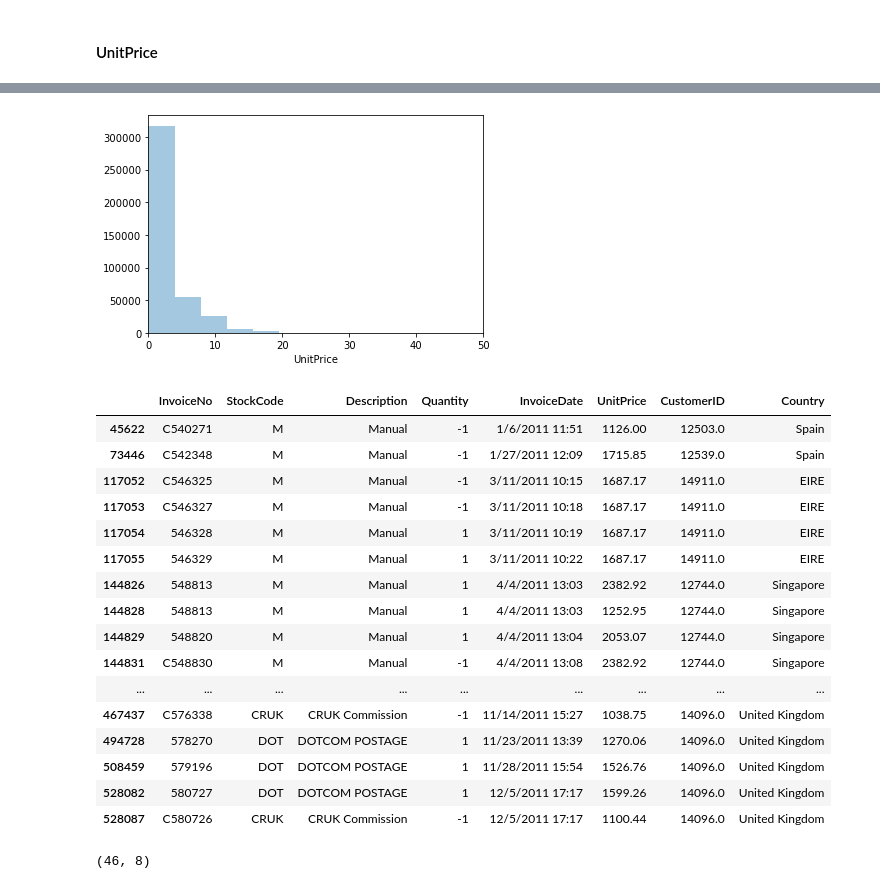
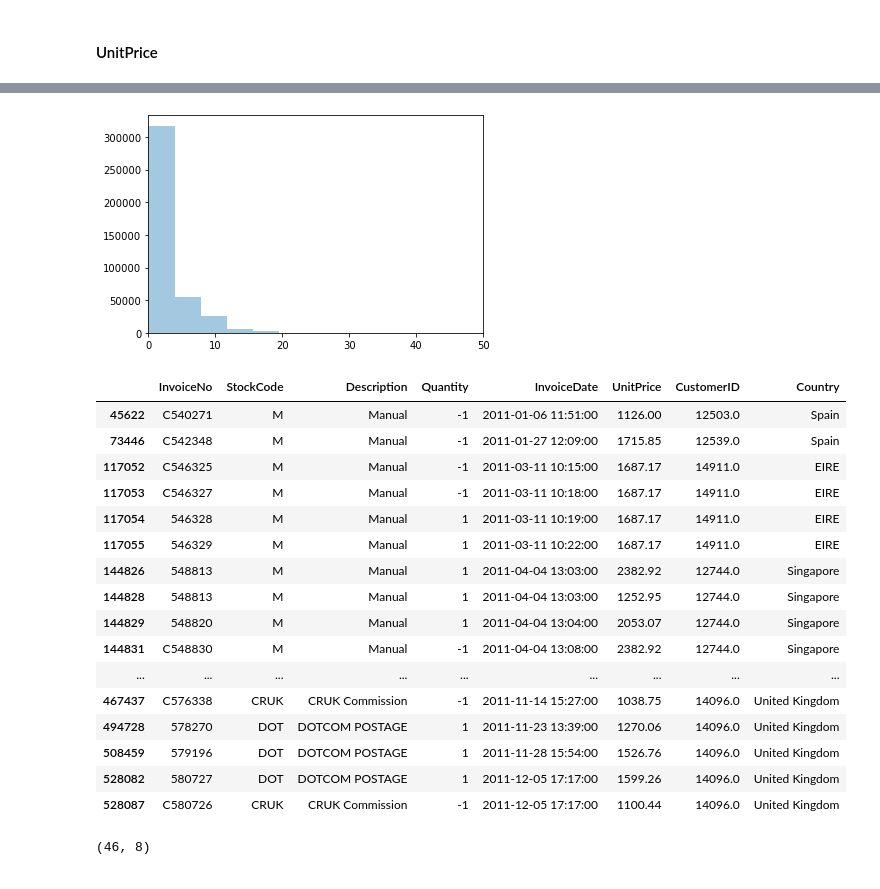
Before and after one commit to MattersOfData/CRM-Analysis, a Jupyter notebook: DAY1_Customer Segmentation.ipynb, the cells around one changed output, grey strips where cells are left out. Cells and saved outputs as stored; diff of their text form; code cells hidden in the pictures.

```diff
--- a/DAY1_Customer Segmentation.ipynb
+++ b/DAY1_Customer Segmentation.ipynb
@@ -75,5 +89,5 @@ memory usage: 33.1+ MB
 # %%
 # 문자열 변수를 datetime 으로 변환 (후반부에서...)
 # 특히, 날짜는 바꿔주는게 좋음
-# df_org['InvoiceDate'] = pd.DatetimeIndex(df_org['InvoiceDate'])
-# df_org.info()
+df_org['InvoiceDate'] = pd.DatetimeIndex(df_org['InvoiceDate'])
+df_org.info()
@@ -264,30 +302,30 @@ plt.xlim(-10,100)
 # %%
-sns.distplot(df_na_treat['UnitPrice'], hist = True, kde = False, rug = False, bins =10000)
+sns.distplot(x = df_na_treat['UnitPrice'], hist = True, kde = False, rug = False, bins =10000)
 plt.xlim(0,50)
 plt.show()
 # %% [output]
-[figure, old version]
+[figure, new version]
 # %%
 #  어떤 데이터인지 case 확인
 df_na_treat[df_na_treat.UnitPrice >= 1000]
 # %% [output]
 |  | InvoiceNo | StockCode | Description | Quantity | InvoiceDate | UnitPrice | CustomerID | Country |
-| 45622 | C540271 | M | Manual | -1 | 1/6/2011 11:51 | 1126.00 | 12503.0 | Spain |
-| 73446 | C542348 | M | Manual | -1 | 1/27/2011 12:09 | 1715.85 | 12539.0 | Spain |
-| 117052 | C546325 | M | Manual | -1 | 3/11/2011 10:15 | 1687.17 | 14911.0 | EIRE |
-| 117053 | C546327 | M | Manual | -1 | 3/11/2011 10:18 | 1687.17 | 14911.0 | EIRE |
-| 117054 | 546328 | M | Manual | 1 | 3/11/2011 10:19 | 1687.17 | 14911.0 | EIRE |
-| 117055 | 546329 | M | Manual | 1 | 3/11/2011 10:22 | 1687.17 | 14911.0 | EIRE |
-| 144826 | 548813 | M | Manual | 1 | 4/4/2011 13:03 | 2382.92 | 12744.0 | Singapore |
-| 144828 | 548813 | M | Manual | 1 | 4/4/2011 13:03 | 1252.95 | 12744.0 | Singapore |
-| 144829 | 548820 | M | Manual | 1 | 4/4/2011 13:04 | 2053.07 | 12744.0 | Singapore |
-| 144831 | C548830 | M | Manual | -1 | 4/4/2011 13:08 | 2382.92 | 12744.0 | Singapore |
+| 45622 | C540271 | M | Manual | -1 | 2011-01-06 11:51:00 | 1126.00 | 12503.0 | Spain |
+| 73446 | C542348 | M | Manual | -1 | 2011-01-27 12:09:00 | 1715.85 | 12539.0 | Spain |
+| 117052 | C546325 | M | Manual | -1 | 2011-03-11 10:15:00 | 1687.17 | 14911.0 | EIRE |
+| 117053 | C546327 | M | Manual | -1 | 2011-03-11 10:18:00 | 1687.17 | 14911.0 | EIRE |
+| 117054 | 546328 | M | Manual | 1 | 2011-03-11 10:19:00 | 1687.17 | 14911.0 | EIRE |
+| 117055 | 546329 | M | Manual | 1 | 2011-03-11 10:22:00 | 1687.17 | 14911.0 | EIRE |
+| 144826 | 548813 | M | Manual | 1 | 2011-04-04 13:03:00 | 2382.92 | 12744.0 | Singapore |
+| 144828 | 548813 | M | Manual | 1 | 2011-04-04 13:03:00 | 1252.95 | 12744.0 | Singapore |
+| 144829 | 548820 | M | Manual | 1 | 2011-04-04 13:04:00 | 2053.07 | 12744.0 | Singapore |
+| 144831 | C548830 | M | Manual | -1 | 2011-04-04 13:08:00 | 2382.92 | 12744.0 | Singapore |
 | ... | ... | ... | ... | ... | ... | ... | ... | ... |
-| 467437 | C576338 | CRUK | CRUK Commission | -1 | 11/14/2011 15:27 | 1038.75 | 14096.0 | United Kingdom |
-| 494728 | 578270 | DOT | DOTCOM POSTAGE | 1 | 11/23/2011 13:39 | 1270.06 | 14096.0 | United Kingdom |
-| 508459 | 579196 | DOT | DOTCOM POSTAGE | 1 | 11/28/2011 15:54 | 1526.76 | 14096.0 | United Kingdom |
-| 528082 | 580727 | DOT | DOTCOM POSTAGE | 1 | 12/5/2011 17:17 | 1599.26 | 14096.0 | United Kingdom |
-| 528087 | C580726 | CRUK | CRUK Commission | -1 | 12/5/2011 17:17 | 1100.44 | 14096.0 | United Kingdom |
+| 467437 | C576338 | CRUK | CRUK Commission | -1 | 2011-11-14 15:27:00 | 1038.75 | 14096.0 | United Kingdom |
+| 494728 | 578270 | DOT | DOTCOM POSTAGE | 1 | 2011-11-23 13:39:00 | 1270.06 | 14096.0 | United Kingdom |
+| 508459 | 579196 | DOT | DOTCOM POSTAGE | 1 | 2011-11-28 15:54:00 | 1526.76 | 14096.0 | United Kingdom |
+| 528082 | 580727 | DOT | DOTCOM POSTAGE | 1 | 2011-12-05 17:17:00 | 1599.26 | 14096.0 | United Kingdom |
+| 528087 | C580726 | CRUK | CRUK Commission | -1 | 2011-12-05 17:17:00 | 1100.44 | 14096.0 | United Kingdom |
 # %%
 # 값이 1000 이상인 case 갯수 확인
 df_na_treat[df_na_treat.UnitPrice >= 1000].shape
```
Also changed, not shown: parts of 36 cells of this notebook.
